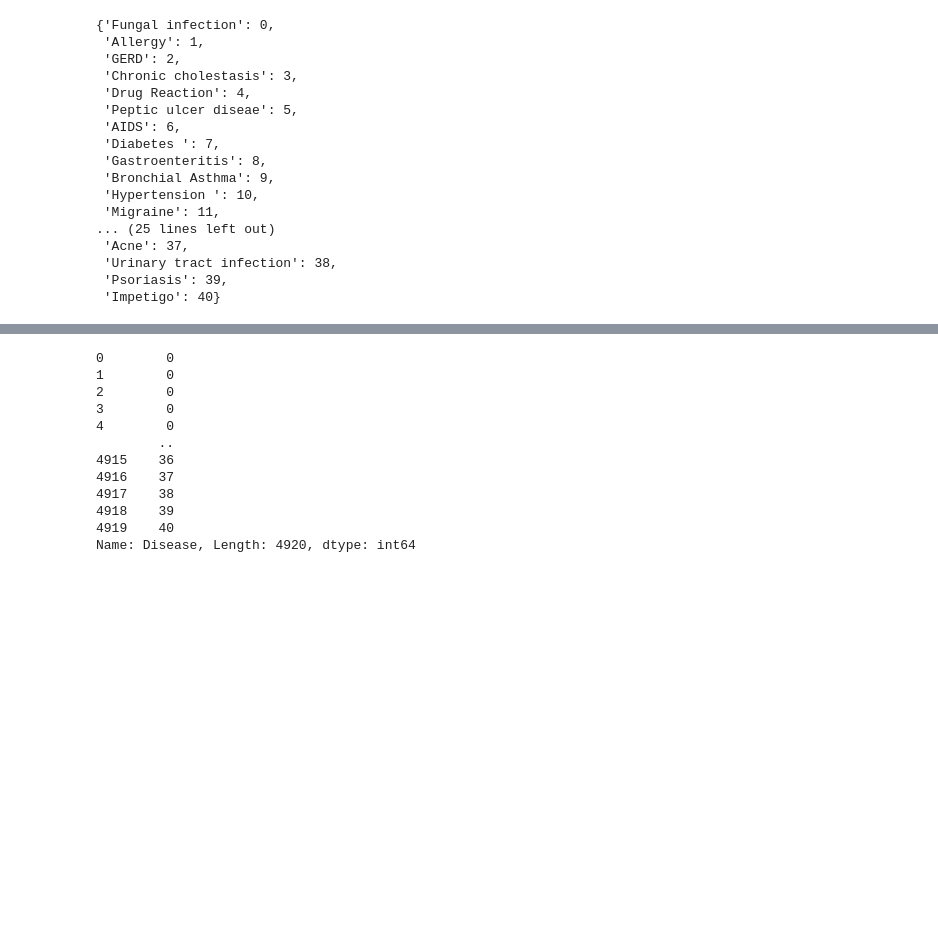
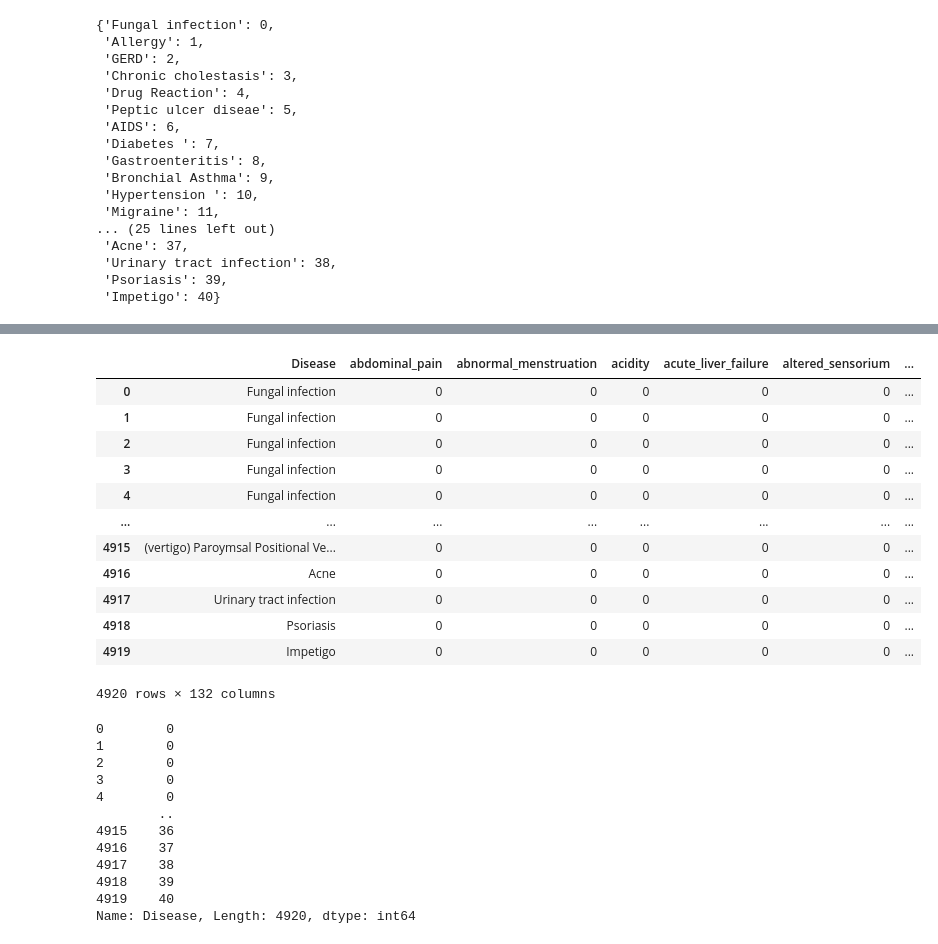
Before and after one commit to akash-ravi/health-bot, a Jupyter notebook: Disease_pred.ipynb, the cells around one changed output, grey strips where cells are left out. Saved outputs shown, nothing was run; the diff lists cells and outputs as text; code cells hidden in the pictures; blank space fills up the shorter version.

```diff
--- a/Disease_pred.ipynb
+++ b/Disease_pred.ipynb
@@ -177,0 +200,18 @@ Name: Disease, Length: 4920, dtype: object
+# %%
+df1=pd.concat([Y,temp],axis=1)
+# %%
+df1
+# %% [output]
+|  | Disease | abdominal_pain | abnormal_menstruation | acidity | acute_liver_failure | altered_sensorium | ... |
+| 0 | Fungal infection | 0 | 0 | 0 | 0 | 0 | ... |
+| 1 | Fungal infection | 0 | 0 | 0 | 0 | 0 | ... |
+| 2 | Fungal infection | 0 | 0 | 0 | 0 | 0 | ... |
+| 3 | Fungal infection | 0 | 0 | 0 | 0 | 0 | ... |
+| 4 | Fungal infection | 0 | 0 | 0 | 0 | 0 | ... |
+| ... | ... | ... | ... | ... | ... | ... | ... |
+| 4915 | (vertigo) Paroymsal Positional Ve... | 0 | 0 | 0 | 0 | 0 | ... |
+| 4916 | Acne | 0 | 0 | 0 | 0 | 0 | ... |
+| 4917 | Urinary tract infection | 0 | 0 | 0 | 0 | 0 | ... |
+| 4918 | Psoriasis | 0 | 0 | 0 | 0 | 0 | ... |
+| 4919 | Impetigo | 0 | 0 | 0 | 0 | 0 | ... |
+4920 rows × 132 columns
```
Also changed, not shown: parts of 19 cells of this notebook.
